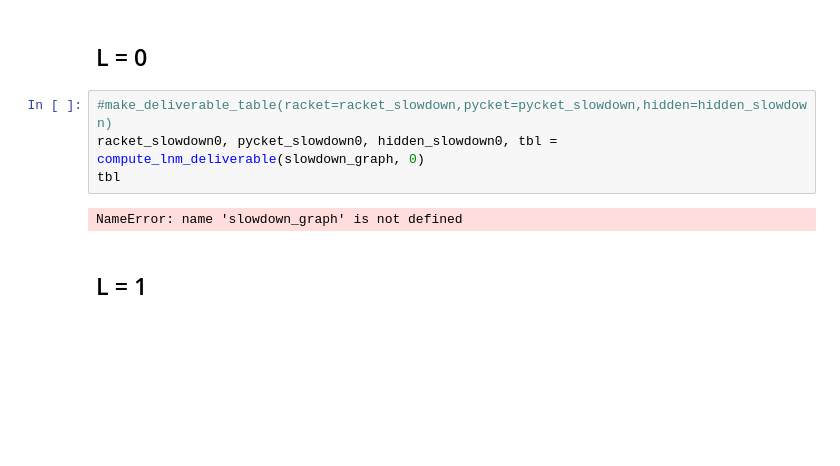
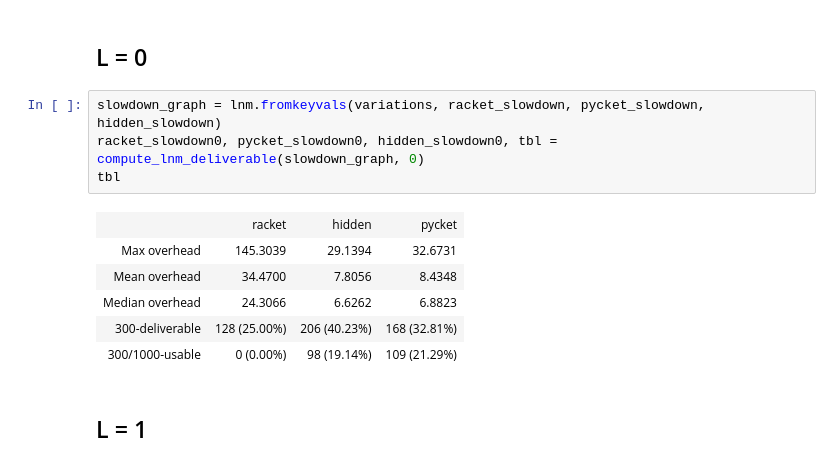
Before and after one commit to sabauma/gradual-typing-timings, a Jupyter notebook: Performance.ipynb, the cells around one changed output. Drawn from its saved outputs; the diff is of its cells as text; blank space fills up the shorter version.

```diff
--- a/Performance.ipynb
+++ b/Performance.ipynb
@@ -122,11 +122,16 @@ DataFrame({'racket':racket_slowdown, 'pycket':pycket_slowdown, 'hidden':hidden_s
 # %% [markdown]
 ## L = 0
 # %%
-#make_deliverable_table(racket=racket_slowdown,pycket=pycket_slowdown,hidden=hidden_slowdown)
+slowdown_graph = lnm.fromkeyvals(variations, racket_slowdown, pycket_slowdown, hidden_slowdown)
 racket_slowdown0, pycket_slowdown0, hidden_slowdown0, tbl = compute_lnm_deliverable(slowdown_graph, 0)
 tbl
 # %% [output]
-NameError: name 'slowdown_graph' is not defined
+|  | racket | hidden | pycket |
+| Max overhead | 145.3039 | 29.1394 | 32.6731 |
+| Mean overhead | 34.4700 | 7.8056 | 8.4348 |
+| Median overhead | 24.3066 | 6.6262 | 6.8823 |
+| 300-deliverable | 128 (25.00%) | 206 (40.23%) | 168 (32.81%) |
+| 300/1000-usable | 0 (0.00%) | 98 (19.14%) | 109 (21.29%) |
 # %% [markdown]
 ## L = 1
 # %%
```
Also changed, not shown: parts of 8 cells of this notebook, 1 other file.
